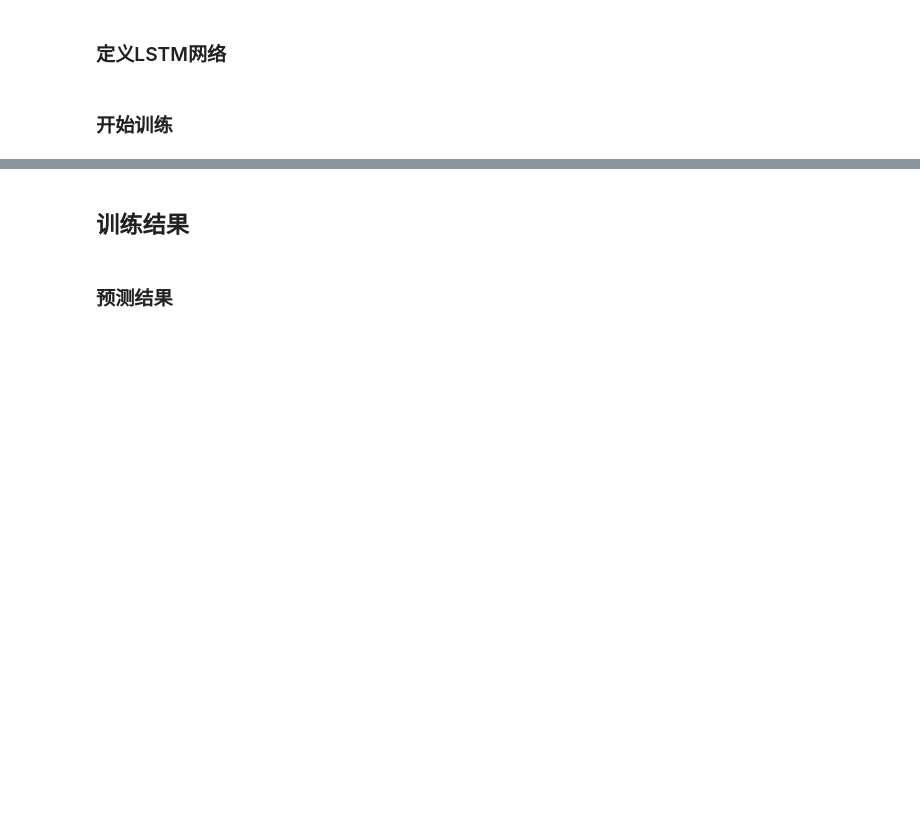
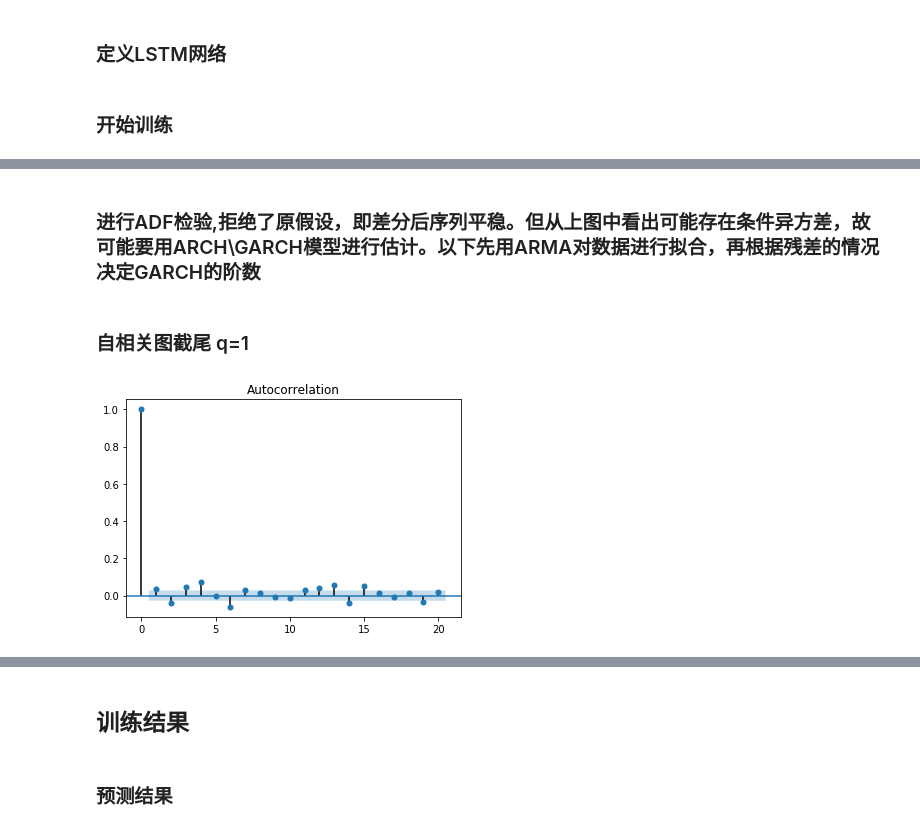
Before and after one commit to chaoers/stock-prediction, a Jupyter notebook: price-paddle.ipynb, the cells around one changed output, grey strips where cells are left out. Saved outputs shown, nothing was run; the diff lists cells and outputs as text; code cells hidden in the pictures; blank space fills up the shorter version.

```diff
--- a/price-paddle.ipynb
+++ b/price-paddle.ipynb
@@ -387,0 +451,9 @@ Final loss: [0.00097264]
+# %% [markdown]
+### 进行ADF检验,拒绝了原假设，即差分后序列平稳。但从上图中看出可能存在条件异方差，故可能要用ARCH\GARCH模型进行估计。以下先用ARMA对数据进行拟合，再根据残差的情况决定GARCH的阶数
+# %% [markdown]
+### 自相关图截尾 q=1
+# %%
+# 画自相关图
+fig = sm.graphics.tsa.plot_acf(data_arma_diff,lags=20)
+# %% [output]
+[figure, added]
```
Also changed, not shown: parts of 29 cells of this notebook, 14 other files.
